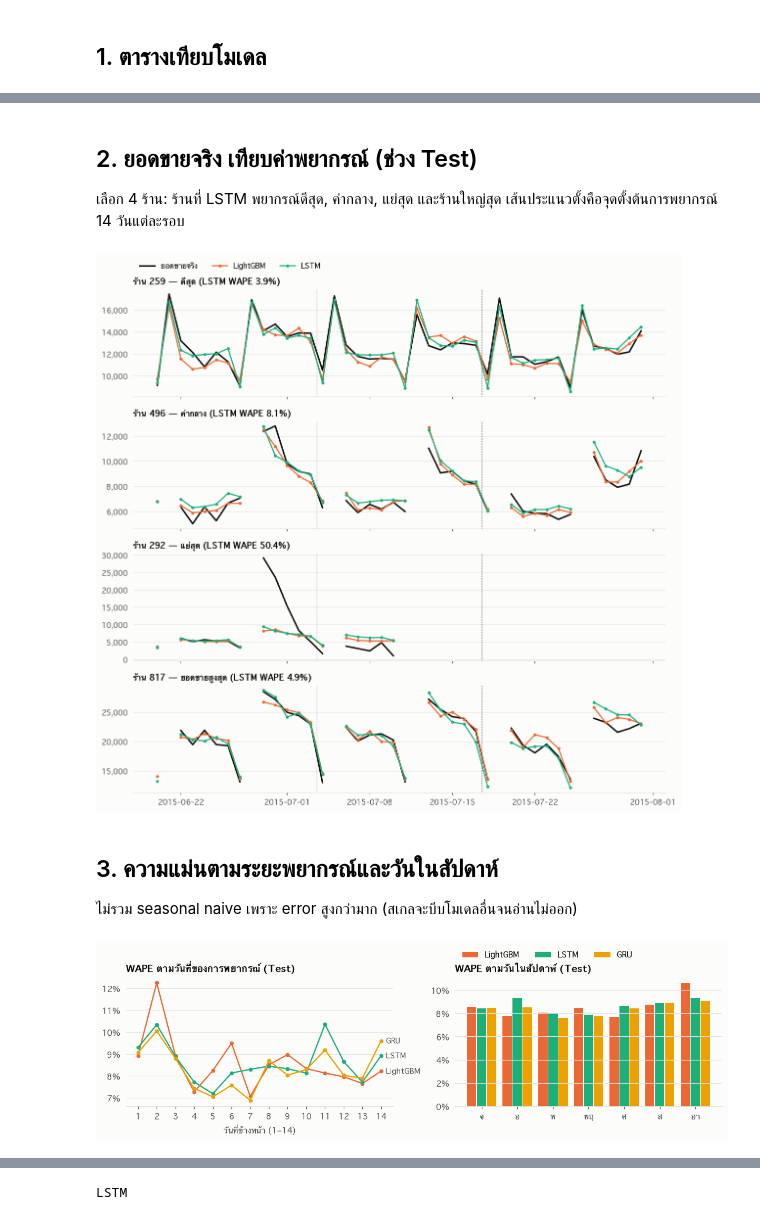
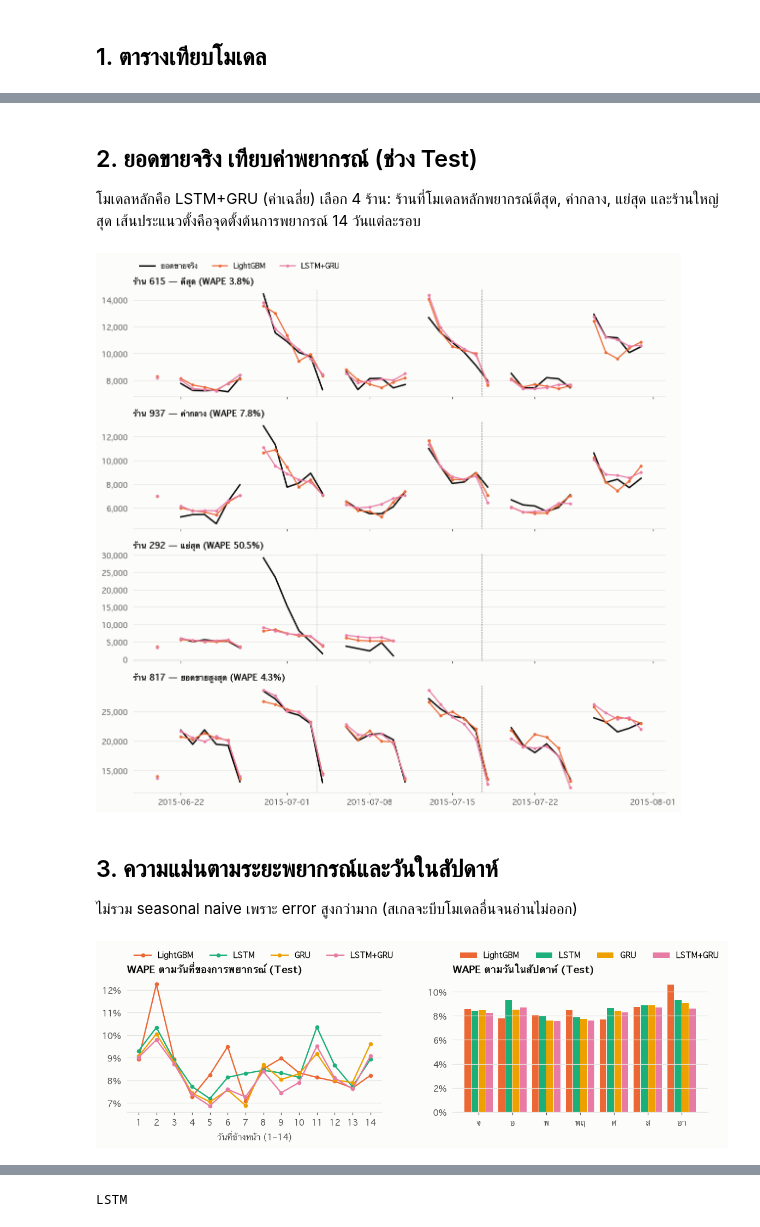
Before and after one commit to pls2s/MFP-Merchant-Financial-Passport, a Jupyter notebook: notebooks/forecast_results.ipynb, the cells around one changed output, grey strips where cells are left out. Drawn from its saved outputs; the diff is of its cells as text; code cells hidden in the pictures.

```diff
--- a/notebooks/forecast_results.ipynb
+++ b/notebooks/forecast_results.ipynb
@@ -18,10 +18,12 @@ sys.path.insert(0, str(ROOT))
 from ai.cashflow_forecast.evaluate import results_table, wape
 from ai.cashflow_forecast.train import HORIZON, TEST_ORIGINS, VAL_ORIGINS
 
-MODELS = ["seasonal_naive", "lightgbm", "lstm", "gru"]
-LABELS = {"seasonal_naive": "Seasonal naive", "lightgbm": "LightGBM", "lstm": "LSTM", "gru": "GRU"}
-# Categorical slots 1–4 in fixed order; each model keeps its colour in every chart.
-COLORS = {"seasonal_naive": "#2a78d6", "lightgbm": "#eb6834", "lstm": "#1baf7a", "gru": "#eda100"}
+MODELS = ["seasonal_naive", "lightgbm", "lstm", "gru", "ensemble"]
+LABELS = {"seasonal_naive": "Seasonal naive", "lightgbm": "LightGBM", "lstm": "LSTM", "gru": "GRU",
+          "ensemble": "LSTM+GRU"}
+# Categorical slots 1–5 in fixed order; each model keeps its colour in every chart.
+COLORS = {"seasonal_naive": "#2a78d6", "lightgbm": "#eb6834", "lstm": "#1baf7a", "gru": "#eda100",
+          "ensemble": "#e87ba4"}
 INK, INK_2, GRID = "#0b0b0b", "#52514e", "#e4e3df"
 
 plt.rcParams.update({
@@ -79,5 +83,5 @@ table.style.format({"wape": "{:.2%}", "mae": "{:,.0f}", "rmse": "{:,.0f}", "n_da
 # %%
-fig, axes = plt.subplots(1, 2, figsize=(10, 3.4), sharey=True)
+fig, axes = plt.subplots(1, 2, figsize=(11, 3.4), sharey=True)
 scores = group_wape(ev, ["split", "model"])
 for ax, split, title in zip(axes, ("val", "test"), ("Validation", "Test")):
     vals = [scores[(split, m)] for m in MODELS]
@@ -85,11 +89,11 @@ for ax, split, title in zip(axes, ("val", "test"), ("Validation", "Test")):
     for bar, v in zip(bars, vals):
         # Tall bars carry the label inside so it never sits on the target line.
         inside = v > 0.15
-        ax.text(bar.get_x() + bar.get_width() / 2, v - 0.008 if inside else v + 0.004, f"{v:.1%}",
+        ax.text(bar.get_x() + bar.get_width() / 2, v - 0.008 if inside else v + 0.004, f"{v:.2%}",
                 ha="center", va="top" if inside else "bottom", fontsize=9,
                 color="#ffffff" if inside else INK)
     ax.axhline(0.20, color=INK_2, lw=1, ls="--")
-    ax.text(3.45, 0.203, "เป้า WAPE ≤ 20%", ha="right", va="bottom", color=INK_2, fontsize=8)
+    ax.text(4.45, 0.203, "เป้า WAPE ≤ 20%", ha="right", va="bottom", color=INK_2, fontsize=8)
     ax.set_ylim(0, 0.27)
     ax.set_title(f"WAPE — {title}")
     ax.yaxis.set_major_formatter(lambda v, _: f"{v:.0%}")
@@ -100,10 +104,10 @@ fig.tight_layout()
 # %% [markdown]
 ## 2. ยอดขายจริง เทียบค่าพยากรณ์ (ช่วง Test)
 
-เลือก 4 ร้าน: ร้านที่ LSTM พยากรณ์ดีสุด, ค่ากลาง, แย่สุด และร้านใหญ่สุด เส้นประแนวตั้งคือจุดตั้งต้นการพยากรณ์ 14 วันแต่ละรอบ
+โมเดลหลักคือ LSTM+GRU (ค่าเฉลี่ย) เลือก 4 ร้าน: ร้านที่โมเดลหลักพยากรณ์ดีสุด, ค่ากลาง, แย่สุด และร้านใหญ่สุด เส้นประแนวตั้งคือจุดตั้งต้นการพยากรณ์ 14 วันแต่ละรอบ
 # %%
 test = df[df["split"] == "test"]
-store_wape = group_wape(ev[(ev["split"] == "test") & (ev["model"] == "lstm")], "store").sort_values()
+store_wape = group_wape(ev[(ev["split"] == "test") & (ev["model"] == "ensemble")], "store").sort_values()
 biggest = data.groupby("store")["store_mean_sales"].first().idxmax()
 picks = {
     "ดีสุด": store_wape.index[0],
@@ -115,48 +119,47 @@ picks = {
 fig, axes = plt.subplots(len(picks), 1, figsize=(11, 2.6 * len(picks)), sharex=True)
 for ax, (label, store) in zip(axes, picks.items()):
     s = test[test["store"] == store]
-    actual = s[s["model"] == "lstm"].set_index("date")
+    actual = s[s["model"] == "ensemble"].set_index("date")
     ax.plot(actual.index, actual["sales"].where(actual["open"] == 1), color=INK, lw=2, label="ยอดขายจริง")
-    for m in ("lightgbm", "lstm"):
+    for m in ("lightgbm", "ensemble"):
         f = s[s["model"] == m].set_index("date")["forecast"].where(actual["open"] == 1)
         ax.plot(f.index, f, color=COLORS[m], label=LABELS[m], marker="o", ms=3)
     for o in TEST_ORIGINS[1:]:
         ax.axvline(o + pd.Timedelta(hours=12), color=INK_2, lw=0.8, ls=":")
-    ax.set_title(f"ร้าน {store} — {label} (LSTM WAPE {store_wape[store]:.1%})", fontsize=11)
+    ax.set_title(f"ร้าน {store} — {label} (WAPE {store_wape[store]:.1%})", fontsize=11)
     ax.yaxis.set_major_formatter(lambda v, _: f"{v:,.0f}")
 axes[0].legend(loc="upper left", ncol=3, bbox_to_anchor=(0, 1.32))
 fig.tight_layout()
 # %% [output]
-[figure, old version]
+[figure, new version]
 # %% [markdown]
 ## 3. ความแม่นตามระยะพยากรณ์และวันในสัปดาห์
 
 ไม่รวม seasonal naive เพราะ error สูงกว่ามาก (สเกลจะบีบโมเดลอื่นจนอ่านไม่ออก)
 # %%
-learned = ["lightgbm", "lstm", "gru"]
+learned = ["lightgbm", "lstm", "gru", "ensemble"]
 t = ev[(ev["split"] == "test") & ev["model"].isin(learned)]
 by_h = group_wape(t, ["model", "horizon"]).unstack(0)
 by_dow = group_wape(t, ["model", "day_of_week"]).unstack(0)
 
 fig, axes = plt.subplots(1, 2, figsize=(11, 3.6))
 for m in learned:
     axes[0].plot(by_h.index, by_h[m], color=COLORS[m], marker="o", ms=4, label=LABELS[m])
-    axes[0].annotate(LABELS[m], (by_h.index[-1], by_h[m].iloc[-1]), xytext=(6, 0),
-                     textcoords="offset points", va="center", color=INK_2, fontsize=9)
 axes[0].set_title("WAPE ตามวันที่ของการพยากรณ์ (Test)")
 axes[0].set_xlabel("วันที่ข้างหน้า (1–14)")
 axes[0].set_xticks(range(1, HORIZON + 1))
+axes[0].legend(loc="lower left", bbox_to_anchor=(0, 1.08), ncol=4)
 
 x = np.arange(len(by_dow.index))
-w = 0.26
+w = 0.2
 for i, m in enumerate(learned):
-    axes[1].bar(x + (i - 1) * (w + 0.02), by_dow[m], width=w, color=COLORS[m], label=LABELS[m])
+    axes[1].bar(x + (i - 1.5) * (w + 0.015), by_dow[m], width=w, color=COLORS[m], label=LABELS[m])
 axes[1].set_xticks(x, ["จ", "อ", "พ", "พฤ", "ศ", "ส", "อา"][: len(x)])
 axes[1].set_title("WAPE ตามวันในสัปดาห์ (Test)")
-axes[1].legend(loc="lower left", bbox_to_anchor=(0, 1.08), ncol=3)
+axes[1].legend(loc="lower left", bbox_to_anchor=(0, 1.08), ncol=4)
 for ax in axes:
     ax.yaxis.set_major_formatter(lambda v, _: f"{v:.0%}")
 fig.tight_layout()
 # %% [output]
-[figure, old version]
+[figure, new version]
 # %% [markdown]
```
Also changed, not shown: parts of 6 cells of this notebook, 4 other files.
